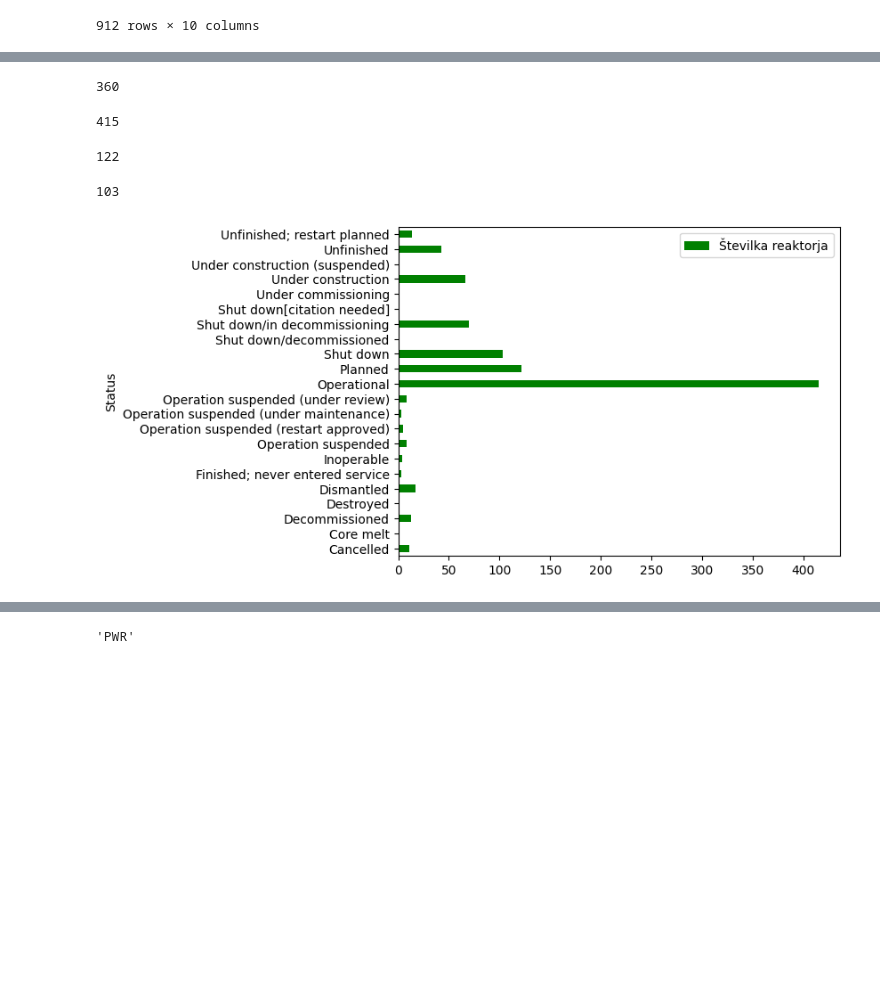
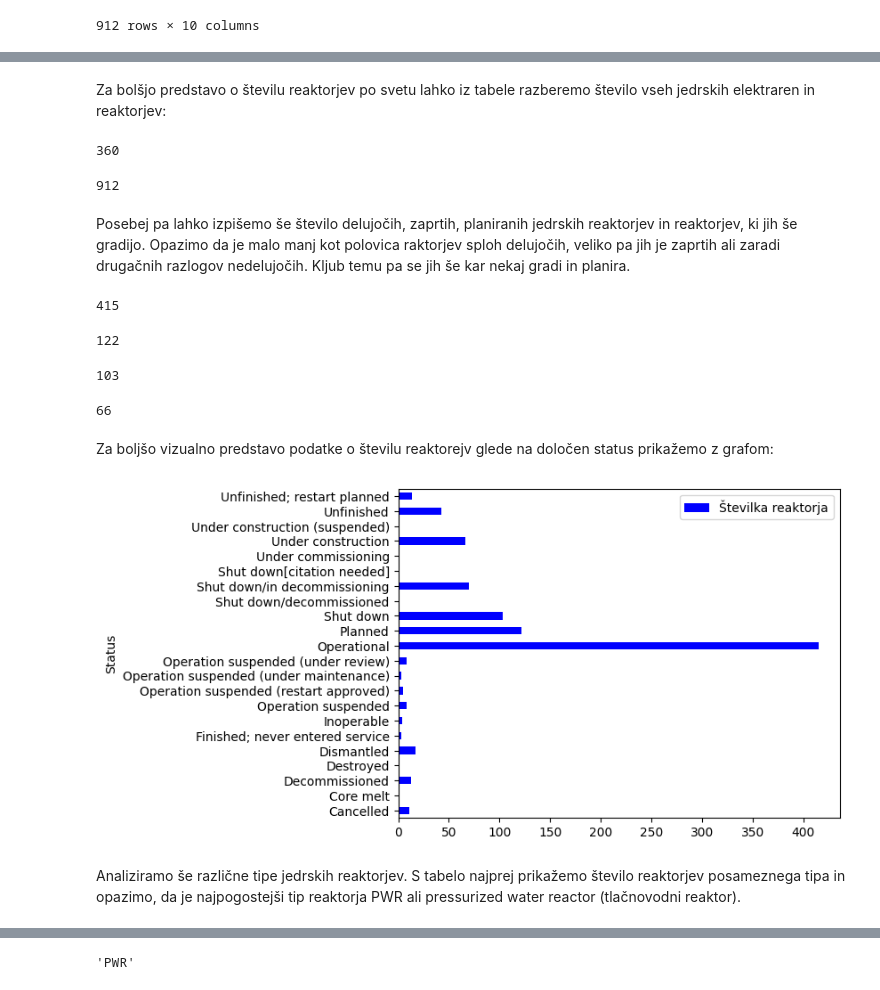
Before and after one commit to aljagombac/analiza-jedrskih-reaktorjev-in-nesrec, a Jupyter notebook: analiza/reaktoji_nesrece.ipynb, the cells around one changed output, grey strips where cells are left out. Drawn from its saved outputs; the diff is of its cells as text; code cells hidden in the pictures; blank space fills up the shorter version.

```diff
--- a/analiza/reaktoji_nesrece.ipynb
+++ b/analiza/reaktoji_nesrece.ipynb
@@ -46,8 +46,16 @@ Iz tabele lahko razberemo število vseh jedrskih elektraren , spodaj pa je še p
+# %% [markdown]
+Za bolšjo predstavo o številu reaktorjev po svetu lahko iz tabele razberemo število vseh jedrskih elektraren in reaktorjev:
 # %%
 #število jedrskih elektraren
-reaktorji["Ime elektrarne"].nunique()
+display(reaktorji["Ime elektrarne"].nunique())
+
+#število jedrskih reaktorjev
+display(len(reaktorji))
 # %% [output]
 360
+912
+# %% [markdown]
+Posebej pa lahko izpišemo še število delujočih, zaprtih, planiranih jedrskih reaktorjev in reaktorjev, ki jih še gradijo. Opazimo da je malo manj kot polovica raktorjev sploh delujočih, veliko pa jih je zaprtih ali zaradi drugačnih razlogov nedelujočih. Kljub temu pa se jih še kar nekaj gradi in planira.
 # %%
 from IPython.display import display
 
@@ -59,19 +67,27 @@ display(len(reaktorji.query('Status == "Planned"')))
 
 #število zaprtih reaktorjev
 display(len(reaktorji.query('Status == "Shut down"')))
+
+#število reaktorjev, ki jih še gradijo
+display(len(reaktorji.query('Status == "Under construction"')))
 # %% [output]
 415
 122
 103
+66
+# %% [markdown]
+Za boljšo vizualno predstavo podatke o številu reaktorejv glede na določen status prikažemo z grafom:
 # %%
 po_statusu = reaktorji.groupby("Status").count()
 
-po_statusu.plot(kind='barh',
-                    y='Številka reaktorja',
-                    color='green')
+po_statusu.plot(kind="barh",
+                    y="Številka reaktorja",
+                    color="blue")
 
 plt.show()
 # %% [output]
-[figure, old version]
+[figure, new version]
+# %% [markdown]
+Analiziramo še različne tipe jedrskih reaktorjev. S tabelo najprej prikažemo število reaktorjev posameznega tipa in opazimo, da je najpogostejši tip reaktorja PWR ali pressurized water reactor (tlačnovodni reaktor).
 # %%
 # število reaktorjev posameznega tipa
```
Also changed, not shown: parts of 15 cells of this notebook.
